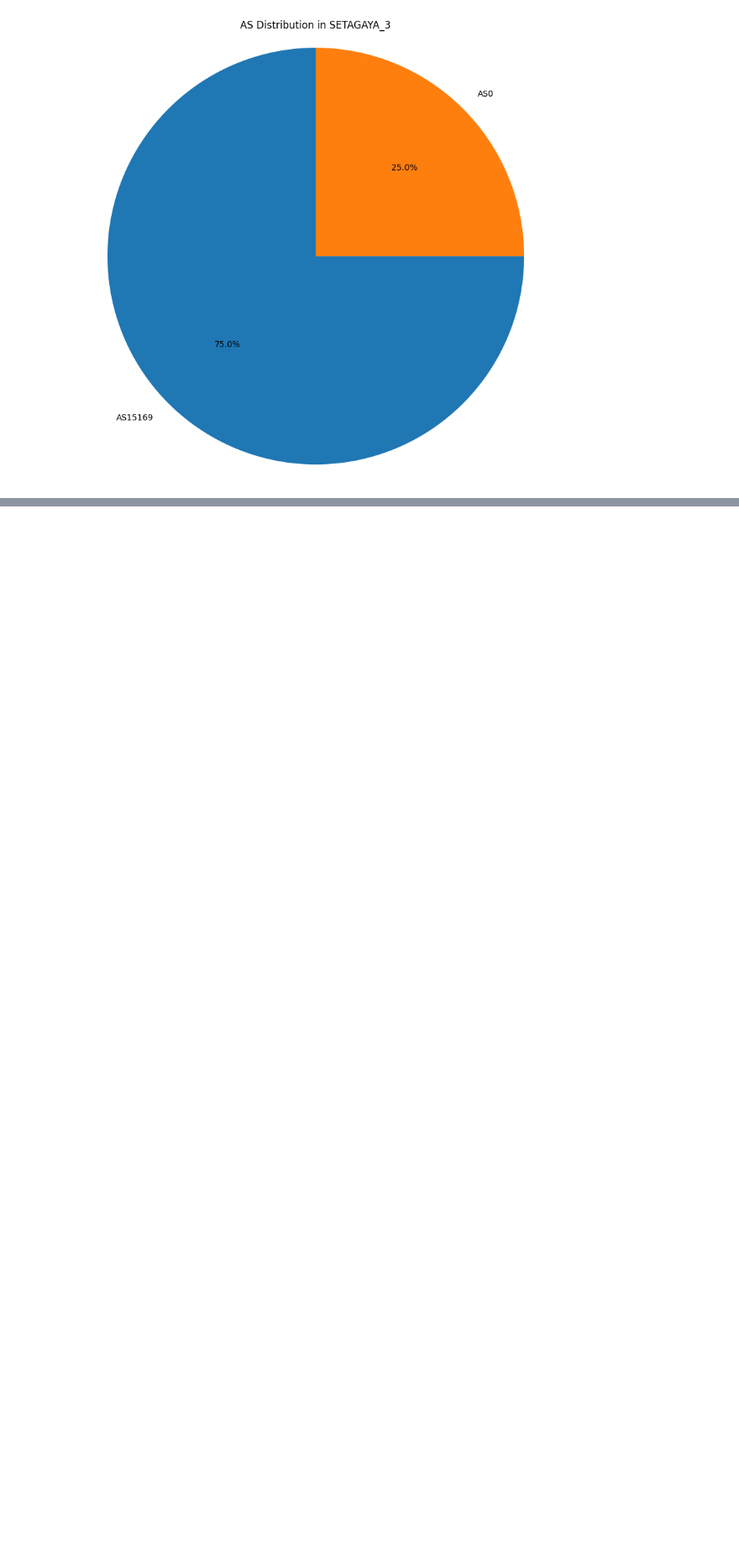
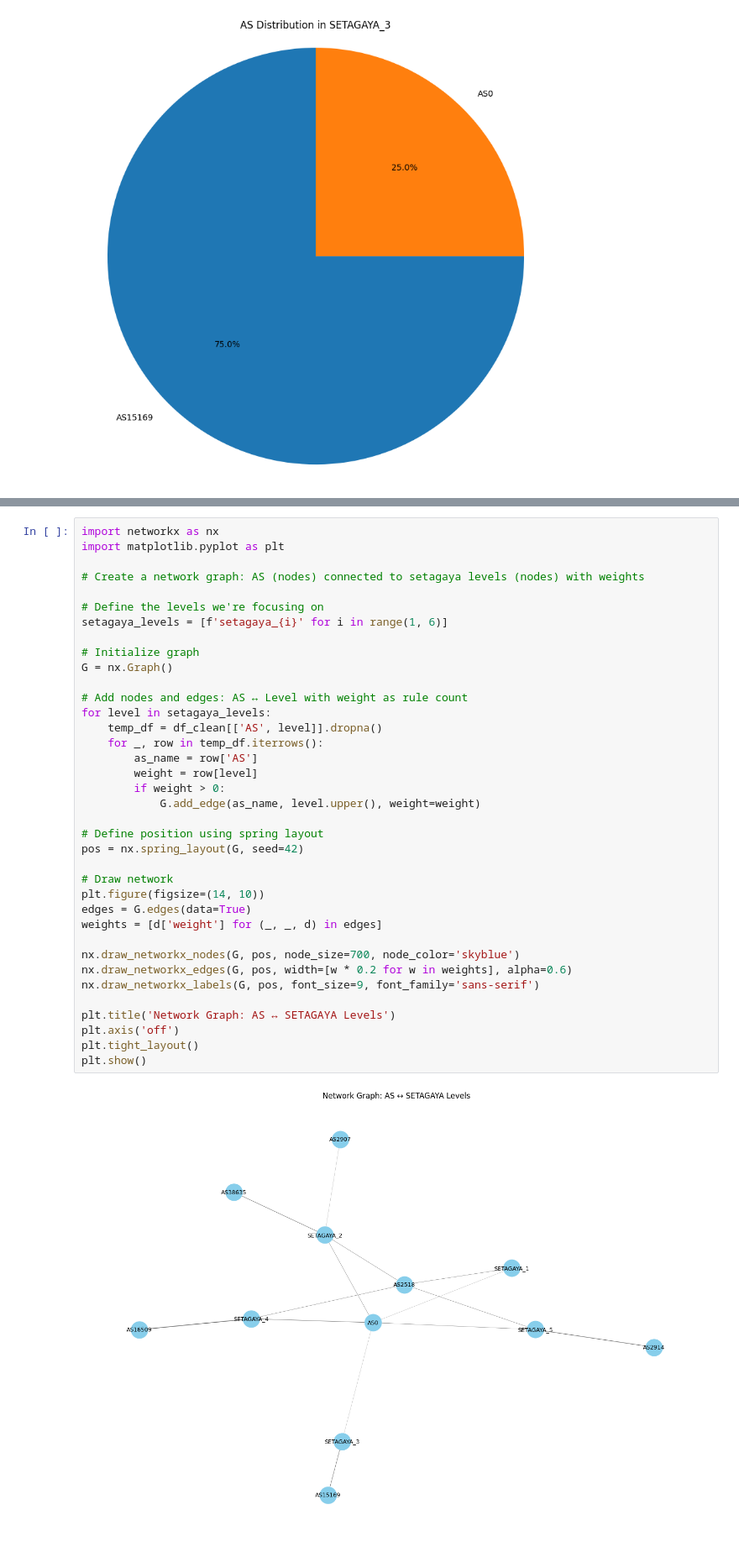
Before and after one commit to Reusezer/InternetstructureTokyo_kadaiGraph, a Jupyter notebook: ソフトウェア分析.ipynb, the cells around one changed output, grey strips where cells are left out. Shown at 84% size. Saved outputs shown, nothing was run; the diff lists cells and outputs as text; blank space fills up the shorter version.

```diff
--- a/ソフトウェア分析.ipynb
+++ b/ソフトウェア分析.ipynb
@@ -196,0 +226,39 @@ plt.show()
+# %%
+import networkx as nx
+import matplotlib.pyplot as plt
+
+# Create a network graph: AS (nodes) connected to setagaya levels (nodes) with weights
+
+# Define the levels we're focusing on
+setagaya_levels = [f'setagaya_{i}' for i in range(1, 6)]
+
+# Initialize graph
+G = nx.Graph()
+
+# Add nodes and edges: AS ↔ Level with weight as rule count
+for level in setagaya_levels:
+    temp_df = df_clean[['AS', level]].dropna()
+    for _, row in temp_df.iterrows():
+        as_name = row['AS']
+        weight = row[level]
+        if weight > 0:
+            G.add_edge(as_name, level.upper(), weight=weight)
+
+# Define position using spring layout
+pos = nx.spring_layout(G, seed=42)
+
+# Draw network
+plt.figure(figsize=(14, 10))
+edges = G.edges(data=True)
+weights = [d['weight'] for (_, _, d) in edges]
+
+nx.draw_networkx_nodes(G, pos, node_size=700, node_color='skyblue')
+nx.draw_networkx_edges(G, pos, width=[w * 0.2 for w in weights], alpha=0.6)
+nx.draw_networkx_labels(G, pos, font_size=9, font_family='sans-serif')
+
+plt.title('Network Graph: AS ↔ SETAGAYA Levels')
+plt.axis('off')
+plt.tight_layout()
+plt.show()
+# %% [output]
+[figure, added]
```
Also changed, not shown: parts of 3 cells of this notebook.
